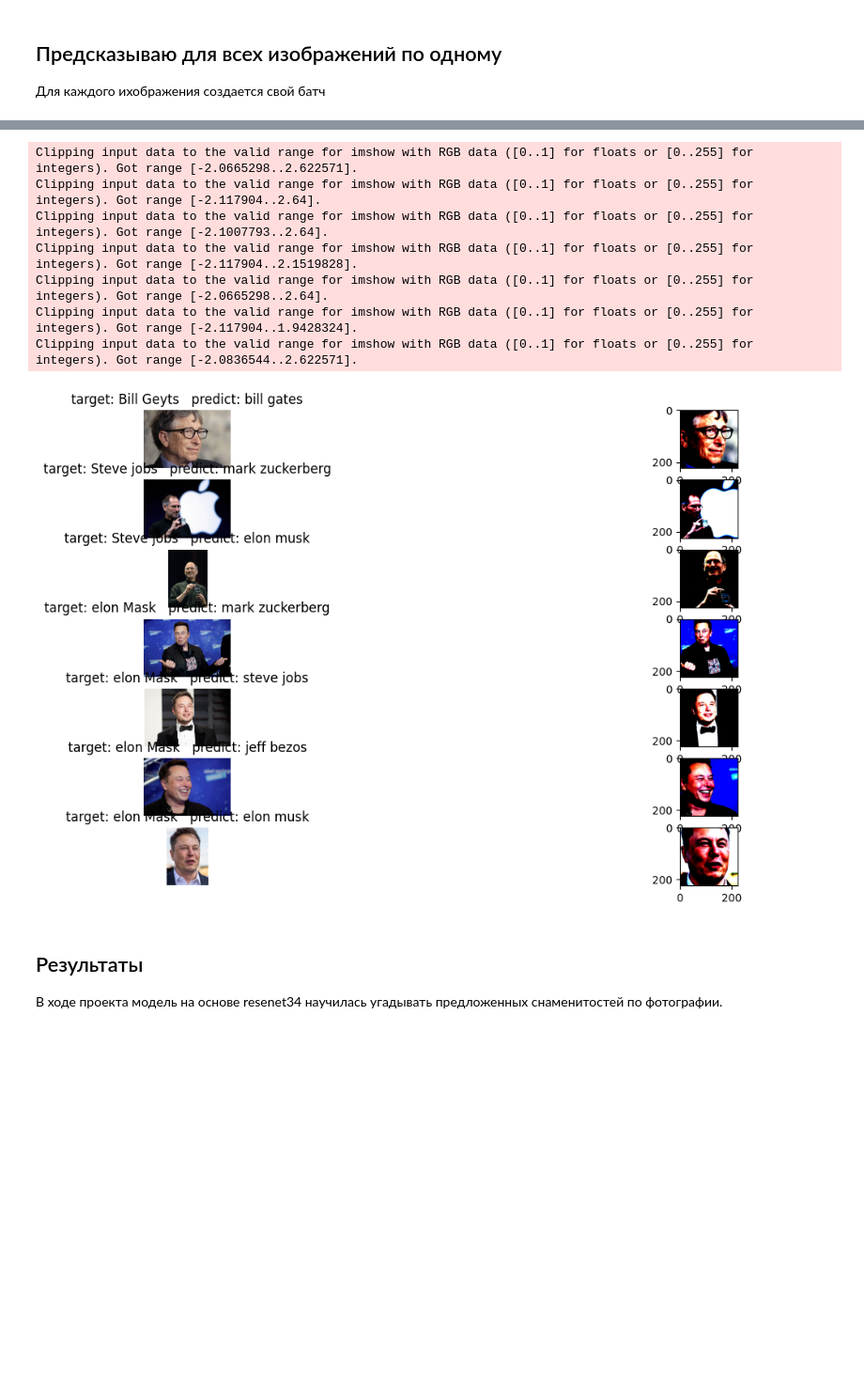
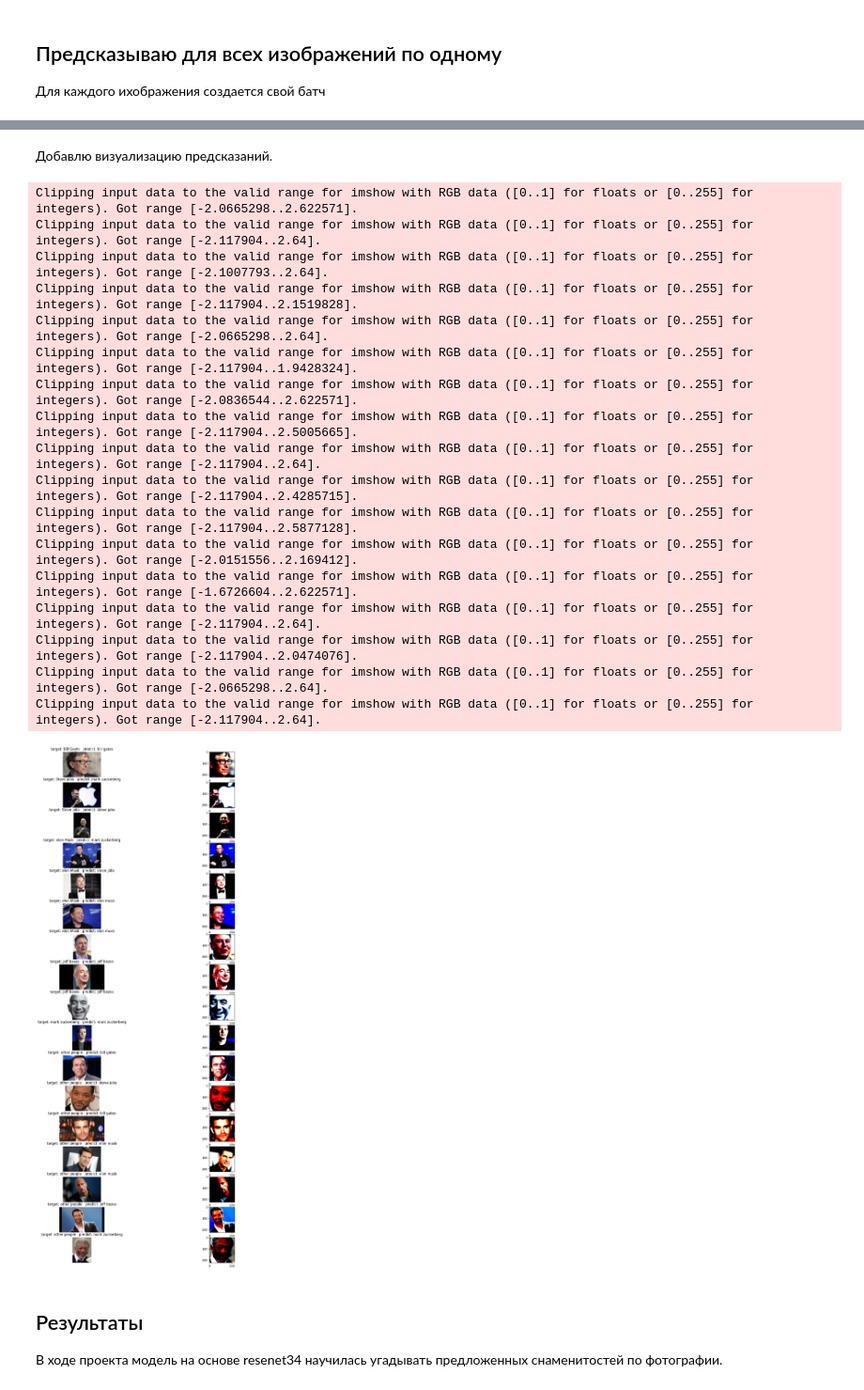
Before and after one commit to rebel3332/CV_Project_1, a Jupyter notebook: CV_project1.ipynb, the cells around one changed output, grey strips where cells are left out. Shown at 94% size. Cells and saved outputs as stored; diff of their text form; code cells hidden in the pictures; blank space fills up the shorter version.

```diff
--- a/CV_project1.ipynb
+++ b/CV_project1.ipynb
@@ -305,9 +412,9 @@ plot_samples_predict(fpDataset_valid, 5)
 # %%
 from PIL import Image
 
-TEST_FOLDER = './test/Elon_Mask/'
+TEST_FOLDER = './test/Steve_jobs/'
 
-image = Image.open(TEST_FOLDER + "04.jpg")
+image = Image.open(TEST_FOLDER + "02.jpg")
 
 fig, ax = plt.subplots(1, 1, figsize=(16, 8))
 ax.imshow(image)
@@ -316,8 +423,8 @@ tensor = fpDataset_valid.transform(image)
 batch = torch.stack([tensor])
 with torch.no_grad():
     output = famousPeople_model(batch.to("cpu")).to("cpu")
-print(output)
 
 predicted = output.argmax().item()
+print(f"Predict:{fpDataset_valid.classes[predicted]}  tenzor:{output}")
 fpDataset_valid.classes[predicted]
 # %% [output]
@@ -332,25 +437,27 @@ from PIL import Image
 
 # TEST_FOLDER = './test/Elon_Mask/'
 fpDataset_test= ImageFolder('./test')
+fpDataset_test.transform = fpDataset_valid.transform
 
 print(len(fpDataset_test))
-fig, axes = plt.subplots(len(fpDataset_test), 1, figsize=(16, 8))
+fig, axes = plt.subplots(len(fpDataset_test), 1, figsize=(16, 32))
 
 for i, (image, target) in enumerate(fpDataset_test):
 
     # image = Image.open(TEST_FOLDER + "04.jpg")
 
     # fig, ax = plt.subplots(1, 1, figsize=(16, 8))
-    axes[i].imshow(image)
-    axes[i].imshow(image)
+    # axes[i].imshow(image)
+    # axes[i].imshow(image.numpy().transpose((1,2,0)))
 
-    tensor = fpDataset_valid.transform(image)
-    batch = torch.stack([tensor])
+    # tensor = fpDataset_valid.transform(image)
+    # batch = torch.stack([tensor])
+    batch = torch.stack([image])
     with torch.no_grad():
         output = famousPeople_model(batch.to("cpu")).to("cpu")
-    print(output)
 
     predicted = output.argmax().item()
+    print(output, predicted, fpDataset_valid.classes[predicted])
     # fpDataset_valid.classes[predicted]
 
     target_label = fpDataset_test.classes[target]
@@ -391,6 +511,6 @@ with torch.no_grad():
 # predicted = ...
 predicted = output.argmax(axis=1)
 # fpDataset_valid.classes[predicted]
-for el in predicted:
-    print(fpDataset_valid.classes[el])
+for i, el in enumerate(predicted):
+    print(f"Target:{fpDataset_test.classes[y_test[i]]}     Predict:{fpDataset_valid.classes[el]}")
 # %% [output]
@@ -404,31 +534,43 @@ elon_musk
+# %% [markdown]
+Добавлю визуализацию предсказаний.
 # %%
 image_f = ImageFolder('./test')
 
-fig, axes = plt.subplots(len(image_f), 2, figsize=(16, 8))
+fig, axes = plt.subplots(len(image_f), 2, figsize=(16, 32))
 
 for i, (image, target) in enumerate(image_f):
     # random_image, random_class = random.choice(dataset)
     # random_image = image_f[i]
     target_label = image_f.classes[target]
     predict_label = fpDataset_valid.classes[predicted[i]]
     # print(image)
     axes[i][0].imshow(image)
     axes[i][0].set_title(f"target: {target_label.replace('_', ' ')}   predict: {predict_label.replace('_', ' ')}")
     axes[i][0].axis('off')
     # т.к. получаю плохие предсказания, решил дополнительно посмотерь на чеем предсказывает сеть
     axes[i][1].imshow(X_test[i].numpy().transpose((1,2,0)))
 
 
 plt.show()
 # %% [output]
 Clipping input data to the valid range for imshow with RGB data ([0..1] for floats or [0..255] for integers). Got range [-2.0665298..2.622571].
 Clipping input data to the valid range for imshow with RGB data ([0..1] for floats or [0..255] for integers). Got range [-2.117904..2.64].
 Clipping input data to the valid range for imshow with RGB data ([0..1] for floats or [0..255] for integers). Got range [-2.1007793..2.64].
 Clipping input data to the valid range for imshow with RGB data ([0..1] for floats or [0..255] for integers). Got range [-2.117904..2.1519828].
 Clipping input data to the valid range for imshow with RGB data ([0..1] for floats or [0..255] for integers). Got range [-2.0665298..2.64].
 Clipping input data to the valid range for imshow with RGB data ([0..1] for floats or [0..255] for integers). Got range [-2.117904..1.9428324].
 Clipping input data to the valid range for imshow with RGB data ([0..1] for floats or [0..255] for integers). Got range [-2.0836544..2.622571].
+Clipping input data to the valid range for imshow with RGB data ([0..1] for floats or [0..255] for integers). Got range [-2.117904..2.5005665].
+Clipping input data to the valid range for imshow with RGB data ([0..1] for floats or [0..255] for integers). Got range [-2.117904..2.64].
+Clipping input data to the valid range for imshow with RGB data ([0..1] for floats or [0..255] for integers). Got range [-2.117904..2.4285715].
+Clipping input data to the valid range for imshow with RGB data ([0..1] for floats or [0..255] for integers). Got range [-2.117904..2.5877128].
+Clipping input data to the valid range for imshow with RGB data ([0..1] for floats or [0..255] for integers). Got range [-2.0151556..2.169412].
+Clipping input data to the valid range for imshow with RGB data ([0..1] for floats or [0..255] for integers). Got range [-1.6726604..2.622571].
+Clipping input data to the valid range for imshow with RGB data ([0..1] for floats or [0..255] for integers). Got range [-2.117904..2.64].
+Clipping input data to the valid range for imshow with RGB data ([0..1] for floats or [0..255] for integers). Got range [-2.117904..2.0474076].
+Clipping input data to the valid range for imshow with RGB data ([0..1] for floats or [0..255] for integers). Got range [-2.0665298..2.64].
+Clipping input data to the valid range for imshow with RGB data ([0..1] for floats or [0..255] for integers). Got range [-2.117904..2.64].
-[figure, old version]
+[figure, new version]
 # %% [markdown]
 ## Результаты
 В ходе проекта модель на основе resenet34 научилась угадывать предложенных снаменитостей по фотографии.
```
Also changed, not shown: parts of 18 cells of this notebook, 22 other files.
